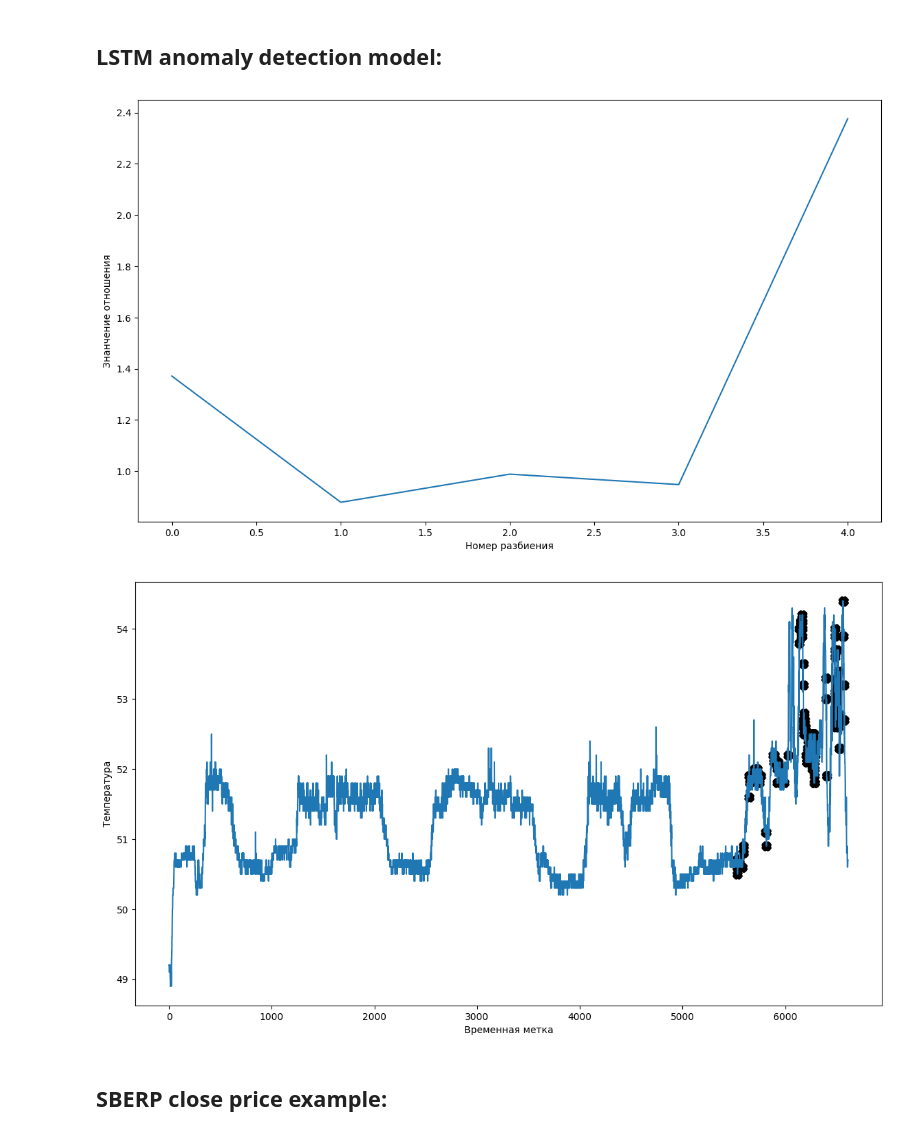
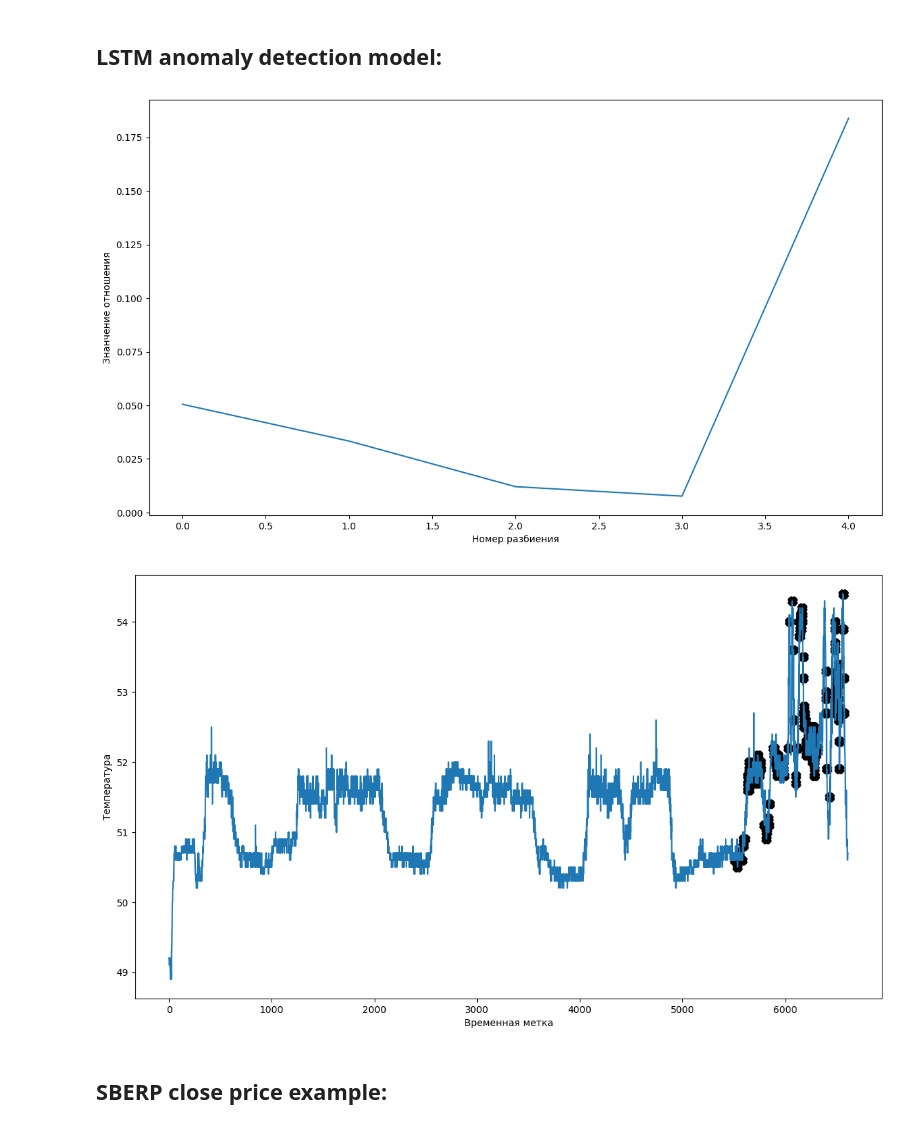
Before and after one commit to DefaultMaxim/anomaly-detection, a Jupyter notebook: example.ipynb, the cells around one changed output. Saved outputs shown, nothing was run; the diff lists cells and outputs as text; code cells hidden in the pictures.

Commit message:
add ratio choice

```diff
--- a/example.ipynb
+++ b/example.ipynb
@@ -87,23 +87,24 @@ utils.anomalies_plot(data=data.iloc[:, 1],
 # %%
 model = models.ModelLSTM(1, 2, 1)
 
 anomaly_lstm = models.AnomalyLSTM(nn_model=model,
                                   data=data,
                                   thr_model=models.std_model,
                                   num_epochs=5,
                                   n_splits=5,
                                   threshold=1.5,
+                                  ratio='abs',
                                   plot=False,
                                   all_outputs=False,
                                   show_print=False)
 
 anomalies = anomaly_lstm.anomalies
 
 utils.anomalies_plot(data=data.iloc[:, 1],
                      anomalies=anomalies)
 # %% [output]
-[figure, old version]
+[figure, new version]
-[figure, old version]
+[figure, new version]
 # %% [markdown]
 ## SBERP close price example:
 # %%
```
Also changed, not shown: 1 other file.
